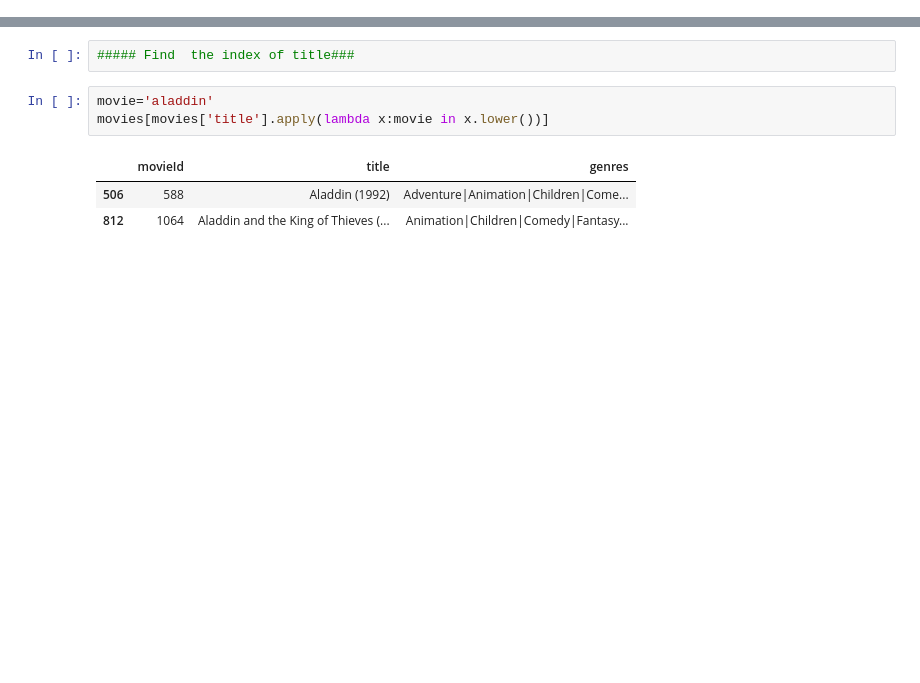
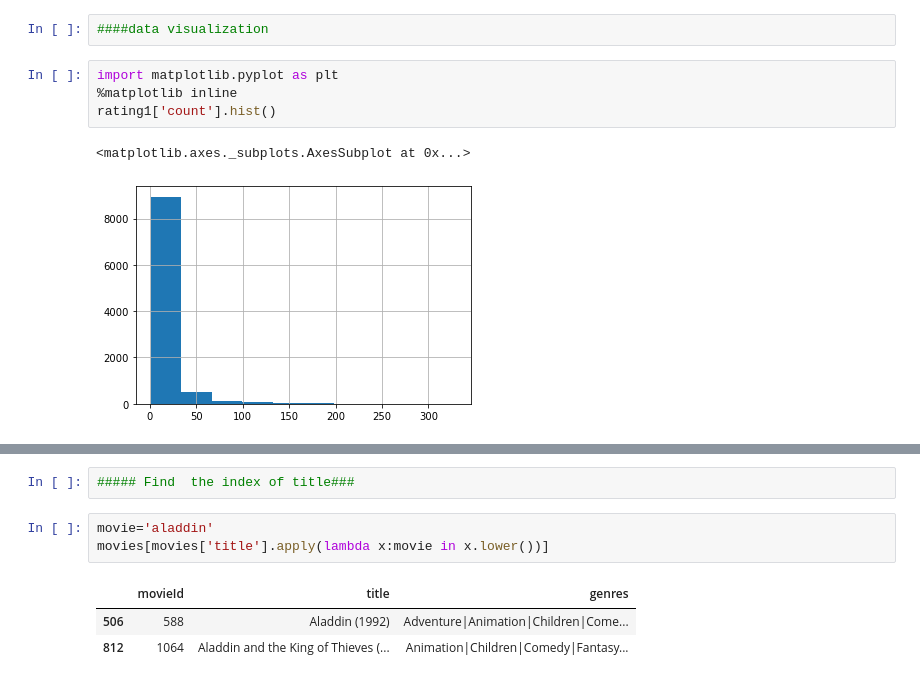
Before and after one commit to sidhu7777/26may_B1_AL, a Jupyter notebook: project1moviegui.ipynb, the cells around one changed output, grey strips where cells are left out. Drawn from its saved outputs; the diff is of its cells as text; blank space fills up the shorter version.

```diff
--- a/project1moviegui.ipynb
+++ b/project1moviegui.ipynb
@@ -7,0 +100,9 @@ warnings.filterwarnings('ignore')
+# %%
+####data visualization
+# %%
+import matplotlib.pyplot as plt
+%matplotlib inline
+rating1['count'].hist()
+# %% [output]
+<matplotlib.axes._subplots.AxesSubplot at 0x...>
+[figure, added]
```
Also changed, not shown: parts of 11 cells of this notebook.
